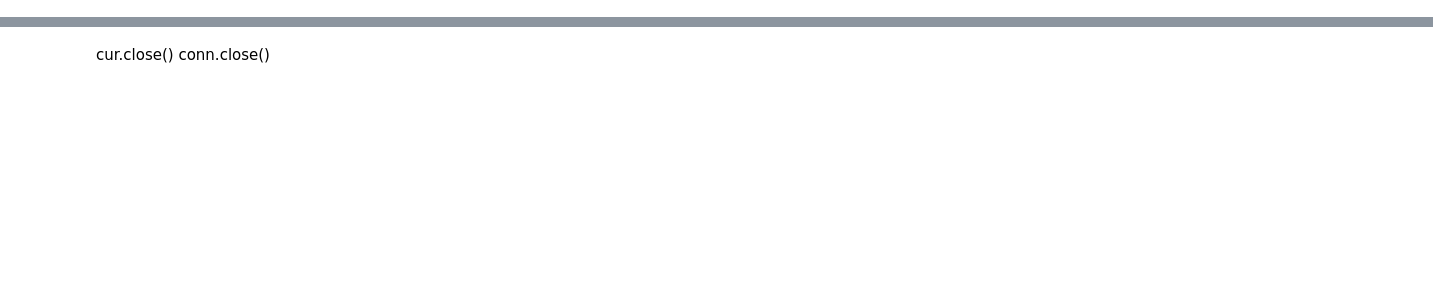
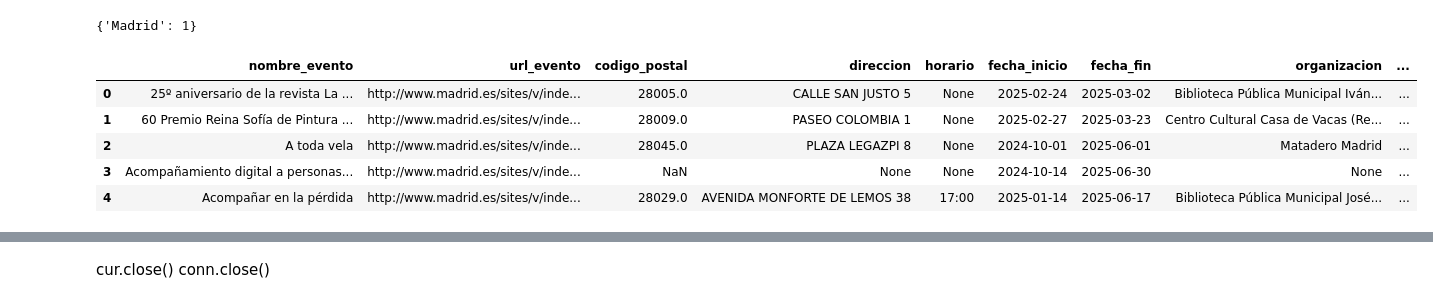
Before and after one commit to raquelscv/Proyecto-ETL, a Jupyter notebook: jupyters/carga.ipynb, the cells around one changed output, grey strips where cells are left out. Cells and saved outputs as stored; diff of their text form; code cells hidden in the pictures; blank space fills up the shorter version.

```diff
--- a/jupyters/carga.ipynb
+++ b/jupyters/carga.ipynb
@@ -249,0 +6,8 @@ conn.commit()
+# %%
+# establece la conexion con la base de datos postgresql usando las credenciales y parametros especificados
+conn = psycopg2.connect(
+    dbname="reservas_proyecto",
+    user = "postgres",
+    password = "admin",
+    host = "localhost",
+    port = "5432")
@@ -249,0 +70,35 @@ conn.commit()
+# %%
+# ejecuta una consulta SQL para obtener los nombres de las ciudades y sus respectivos IDs, y los guarda en un diccionario
+cur.execute("SELECT nombre_ciudad, id_ciudad FROM ciudad")
+ciudad_dict = dict(cur.fetchall())
+ciudad_dict
+# %% [output]
+{'Madrid': 1}
+# %%
+# crea la lista `data_to_insert` procesando el dataframe `df_eventos` para insertar los datos en la tabla de eventos, eliminando duplicados, convirtiendo el codigo postal y las fechas al formato adecuado, y asociando las ciudades con su `id`
+data_to_insert = []
+df_evento = df_eventos[["nombre_evento", "url_evento", "codigo_postal", "direccion", "horario", "inicio_evento", "fin_evento", "organizacion", "ciudad"]].drop_duplicates()
+for _, row in df_eventos.iterrows():
+    nombre_evento = row["nombre_evento"]
+    url_evento = row["url_evento"]
+    codigo_postal = row["codigo_postal"]
+    codigo_postal = int(codigo_postal) if pd.notna(codigo_postal) else None
+    direccion = row["direccion"]
+    horario = row["horario"]
+    fecha_inicio = pd.to_datetime(row["inicio_evento"])
+    fecha_fin = pd.to_datetime(row["fin_evento"])
+    organizacion = row["organizacion"]
+    ciudad = row["ciudad"]
+    id_ciudad = int(ciudad_dict.get(ciudad))
+    data_to_insert.append([nombre_evento, url_evento, codigo_postal, direccion, horario, fecha_inicio, fecha_fin, organizacion, id_ciudad])
+
+# crea el dataframe `tabla_eventos` con la informacion procesada y lo muestra
+tabla_eventos = pd.DataFrame(data_to_insert, columns=["nombre_evento", "url_evento", "codigo_postal", "direccion", "horario", "fecha_inicio", "fecha_fin", "organizacion", "id_ciudad"])
+tabla_eventos.head()
+# %% [output]
+|  | nombre_evento | url_evento | codigo_postal | direccion | horario | fecha_inicio | fecha_fin | organizacion | ... |
+| 0 | 25º aniversario de la revista La ... | http://www.madrid.es/sites/v/inde... | 28005.0 | CALLE SAN JUSTO 5 | None | 2025-02-24 | 2025-03-02 | Biblioteca Pública Municipal Iván... | ... |
+| 1 | 60 Premio Reina Sofía de Pintura ... | http://www.madrid.es/sites/v/inde... | 28009.0 | PASEO COLOMBIA 1 | None | 2025-02-27 | 2025-03-23 | Centro Cultural Casa de Vacas (Re... | ... |
+| 2 | A toda vela | http://www.madrid.es/sites/v/inde... | 28045.0 | PLAZA LEGAZPI 8 | None | 2024-10-01 | 2025-06-01 | Matadero Madrid | ... |
+| 3 | Acompañamiento digital a personas... | http://www.madrid.es/sites/v/inde... | NaN | None | None | 2024-10-14 | 2025-06-30 | None | ... |
+| 4 | Acompañar en la pérdida | http://www.madrid.es/sites/v/inde... | 28029.0 | AVENIDA MONFORTE DE LEMOS 38 | 17:00 | 2025-01-14 | 2025-06-17 | Biblioteca Pública Municipal José... | ... |
```
Also changed, not shown: parts of 53 cells of this notebook, 2 other files.
